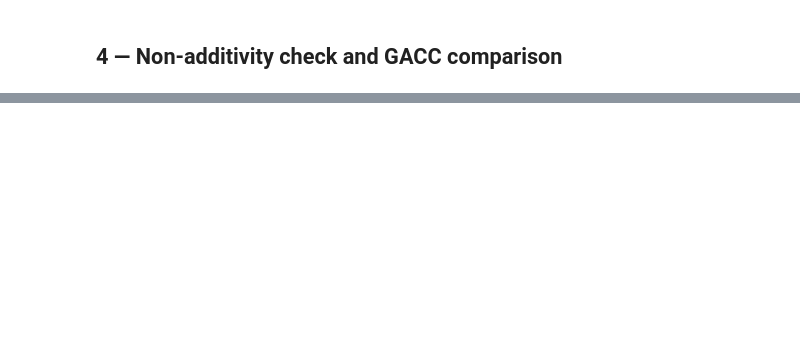
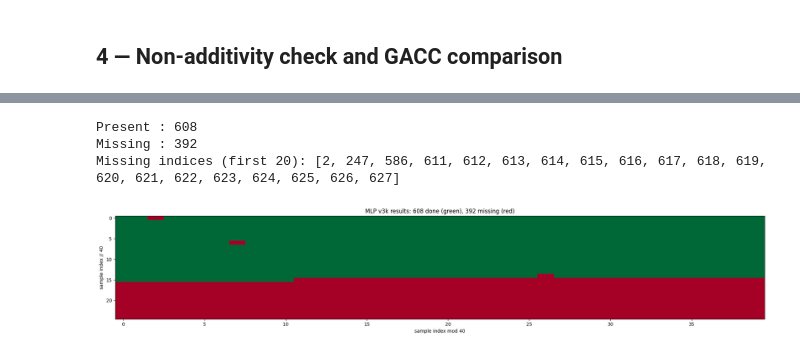
Before and after one commit to JeremCab/ErrorVolumePolytopes, a Jupyter notebook: notebooks/test_volumes_v3k.ipynb, the cells around one changed output, grey strips where cells are left out. Cells and saved outputs as stored; diff of their text form; code cells hidden in the pictures; blank space fills up the shorter version.

```diff
--- a/notebooks/test_volumes_v3k.ipynb
+++ b/notebooks/test_volumes_v3k.ipynb
@@ -228,0 +205,33 @@ bits=8  q-correct=True  q-pred=6
+# %%
+from pathlib import Path
+import numpy as np
+import matplotlib.pyplot as plt
+
+results_dir = Path("../results/volumes_v3k_mlp")
+present = sorted(int(p.stem.split("sample")[1])
+                for p in results_dir.glob("volumes_sample*.json"))
+
+present_set = set(present)
+missing = [i for i in range(1000) if i not in present_set]
+
+print(f"Present : {len(present)}")
+print(f"Missing : {len(missing)}")
+print(f"Missing indices (first 20): {missing[:20]}")
+
+# Grid plot: green = done, red = missing
+grid = np.zeros(1000)
+for i in present:
+    grid[i] = 1
+
+fig, ax = plt.subplots(figsize=(20, 4))
+ax.imshow(grid.reshape(25, 40), cmap="RdYlGn", vmin=0, vmax=1, aspect="auto")
+ax.set_title(f"MLP v3k results: {len(present)} done (green), {len(missing)} missing (red)")
+ax.set_xlabel("sample index mod 40")
+ax.set_ylabel("sample index // 40")
+plt.tight_layout()
+plt.show()
+# %% [output]
+Present : 608
+Missing : 392
+Missing indices (first 20): [2, 247, 586, 611, 612, 613, 614, 615, 616, 617, 618, 619, 620, 621, 622, 623, 624, 625, 626, 627]
+[figure, added]
```
Also changed, not shown: parts of 2 cells of this notebook, 5 other files.
